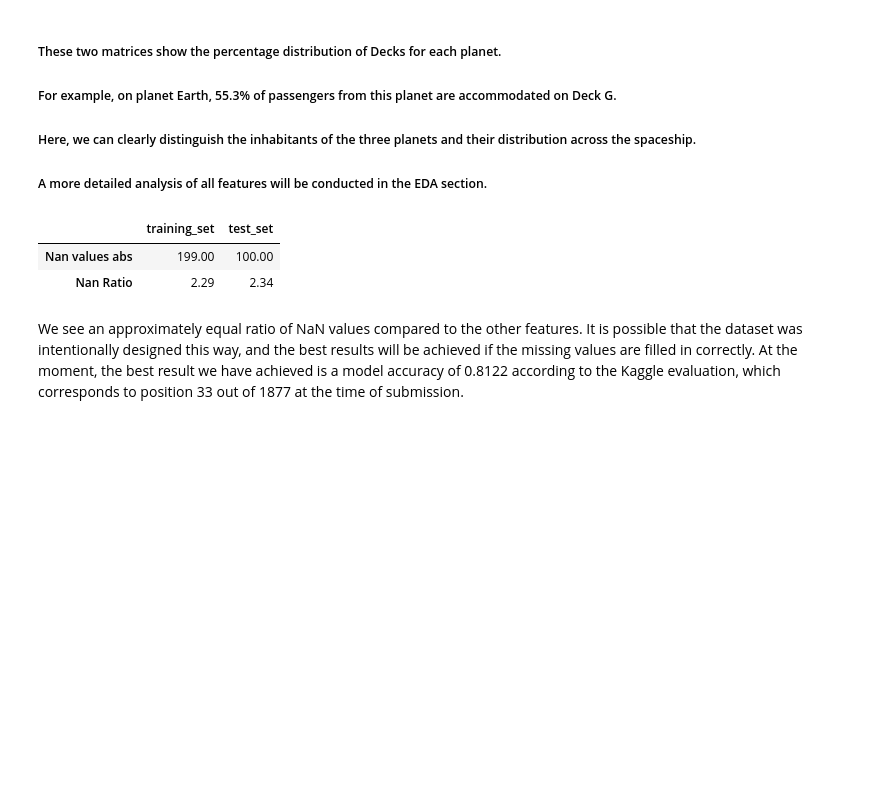
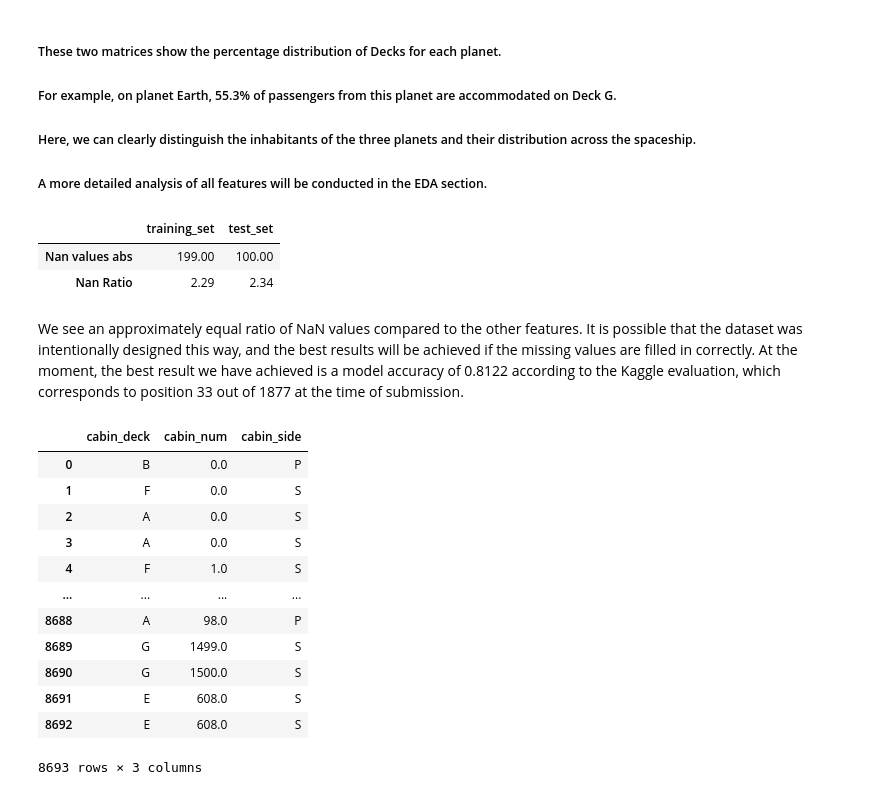
Before and after one commit to plamensve/ML_FINAL_PROJECT, a Jupyter notebook: notebooks/02.preprocessing.ipynb, the cells around one changed output. Cells and saved outputs as stored; diff of their text form; code cells hidden in the pictures; blank space fills up the shorter version.

```diff
--- a/notebooks/02.preprocessing.ipynb
+++ b/notebooks/02.preprocessing.ipynb
@@ -845,3 +855,21 @@ nan_values_cabin_num
 We see an approximately equal ratio of NaN values compared to the other features.
 It is possible that the dataset was intentionally designed this way, and the best results will be achieved if the missing values are filled in correctly.
 At the moment, the best result we have achieved is a model accuracy of 0.8122 according to the Kaggle evaluation, which corresponds to position 33 out of 1877 at the time of submission.
+# %%
+check = training_set[['cabin_deck', 'cabin_num', 'cabin_side']]
+# %%
+check
+# %% [output]
+|  | cabin_deck | cabin_num | cabin_side |
+| 0 | B | 0.0 | P |
+| 1 | F | 0.0 | S |
+| 2 | A | 0.0 | S |
+| 3 | A | 0.0 | S |
+| 4 | F | 1.0 | S |
+| ... | ... | ... | ... |
+| 8688 | A | 98.0 | P |
+| 8689 | G | 1499.0 | S |
+| 8690 | G | 1500.0 | S |
+| 8691 | E | 608.0 | S |
+| 8692 | E | 608.0 | S |
+8693 rows × 3 columns
```
Also changed, not shown: parts of 15 cells of this notebook.
